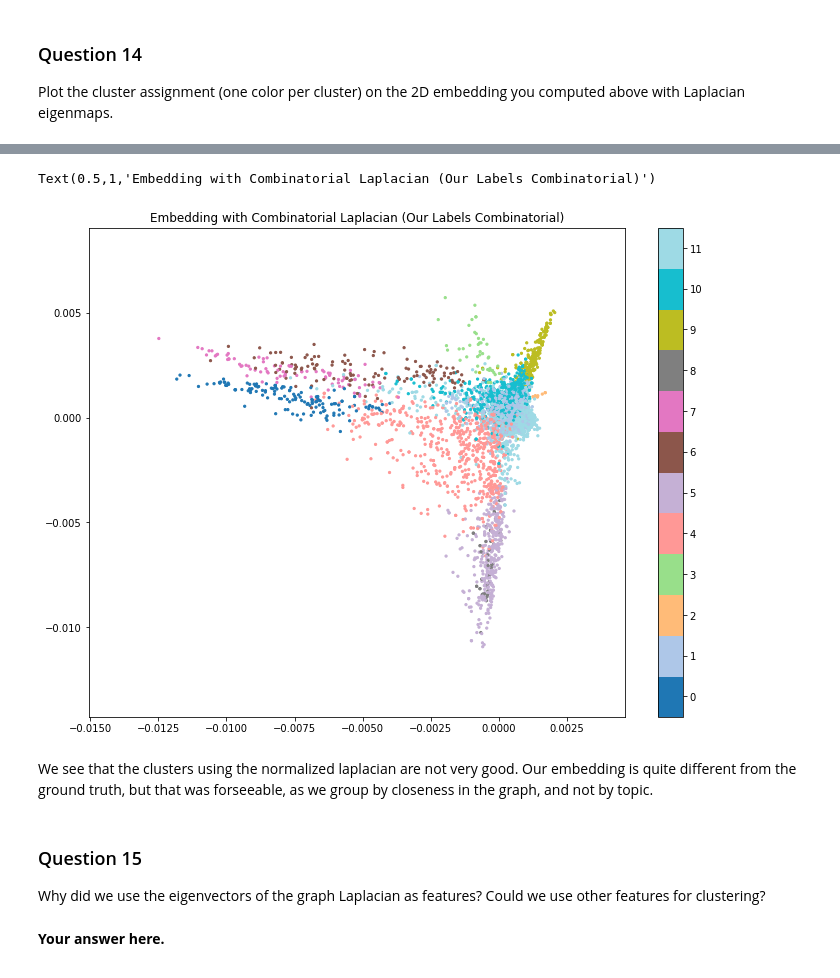
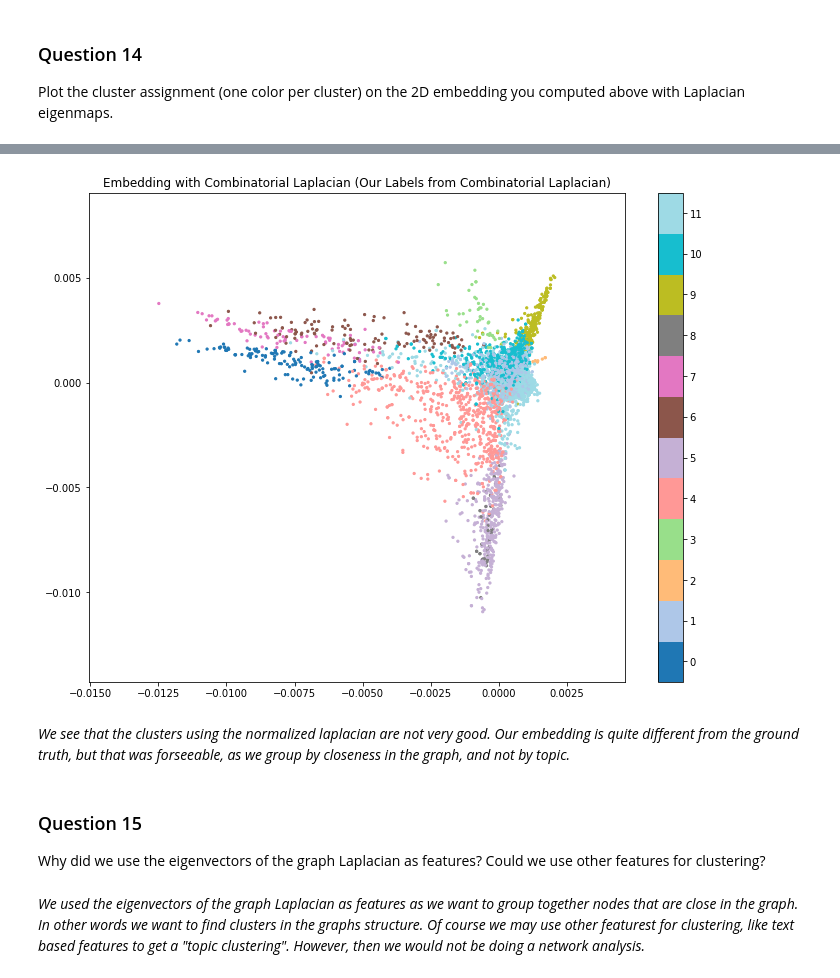
Before and after one commit to mattminder/ntds_24, a Jupyter notebook: Milestone_3/3_spectral_graph_theory.ipynb, the cells around one changed output, grey strips where cells are left out. Drawn from its saved outputs; the diff is of its cells as text; code cells hidden in the pictures.

```diff
--- a/Milestone_3/3_spectral_graph_theory.ipynb
+++ b/Milestone_3/3_spectral_graph_theory.ipynb
@@ -481,18 +481,18 @@ Text(0.5,1,'Embedding with Combinatorial Laplacian (Our Labels Normalized)')
 # %%
 plt.figure(figsize=[12,9])
 plt.scatter(np.real(evecs_c[:,1]), np.real(evecs_c[:,2]),c=cluster_labels_c,cmap=plt.cm.get_cmap('tab20', k),s=5)
 formatter = plt.FuncFormatter(lambda val, loc: int(val))
 plt.colorbar(ticks=np.linspace(0,k-1,k),format=formatter)
 plt.clim(-0.5, k-0.5)
-plt.title('Embedding with Combinatorial Laplacian (Our Labels Combinatorial)')
+plt.title('Embedding with Combinatorial Laplacian (Our Labels from Combinatorial Laplacian)')
+plt.show()
 # %% [output]
-Text(0.5,1,'Embedding with Combinatorial Laplacian (Our Labels Combinatorial)')
-[figure, old version]
+[figure, new version]
 # %% [markdown]
-We see that the clusters using the normalized laplacian are not very good. Our embedding is quite different from the ground truth, but that was forseeable, as we group by closeness in the graph, and not by topic.
+*We see that the clusters using the normalized laplacian are not very good. Our embedding is quite different from the ground truth, but that was forseeable, as we group by closeness in the graph, and not by topic.*
 # %% [markdown]
 ### Question 15
 
 Why did we use the eigenvectors of the graph Laplacian as features? Could we use other features for clustering?
-# %% [markdown]
-**Your answer here.**
+# %% [markdown]
+*We used the eigenvectors of the graph Laplacian as features as we want to group together nodes that are close in the graph. In other words we want to find clusters in the graphs structure. Of course we may use other featurest for clustering, like text based features to get a "topic clustering". However, then we would not be doing a network analysis.*
```
Also changed, not shown: parts of 5 cells of this notebook.
